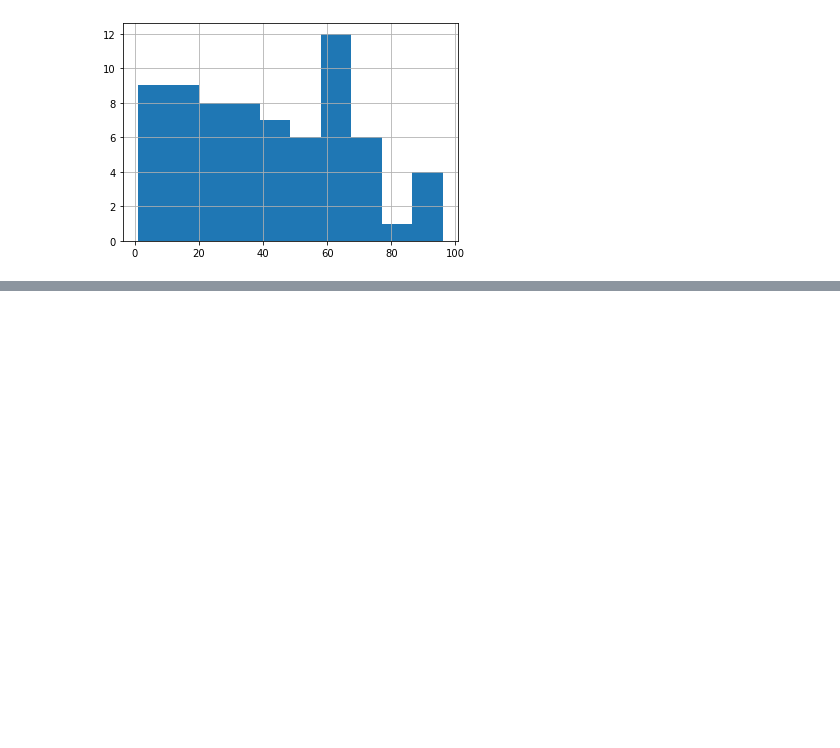
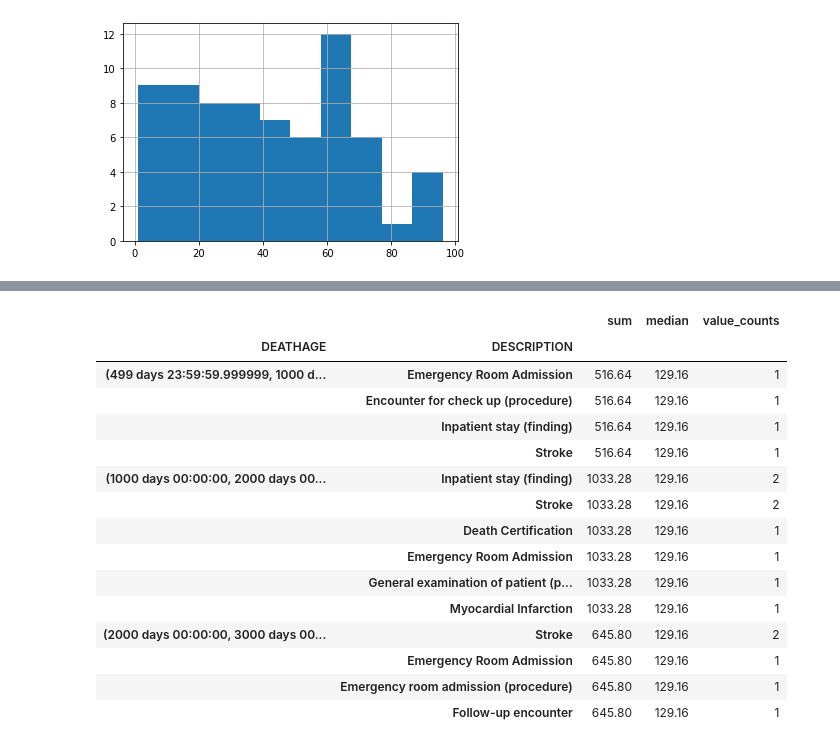
Before and after one commit to nichihelene/learnind_data_cleaning_python, a Jupyter notebook: ANONIMYSATION_ASSIGNMENT.ipynb, the cells around one changed output, grey strips where cells are left out. Cells and saved outputs as stored; diff of their text form; code cells hidden in the pictures; blank space fills up the shorter version.

```diff
--- a/ANONIMYSATION_ASSIGNMENT.ipynb
+++ b/ANONIMYSATION_ASSIGNMENT.ipynb
@@ -314,0 +351,22 @@ df3""""""
+# %%
+df1=dfo.groupby("DEATHAGE")["DESCRIPTION"].agg(["value_counts"])
+df2=dfo.groupby("DEATHAGE")["TOTAL_CLAIM_COST"].agg(["sum","median"])
+df3=df2.join(df1)
+df3
+# %% [output]
+|  |  | sum | median | value_counts |
+| DEATHAGE | DESCRIPTION |  |  |  |
+| (499 days 23:59:59.999999, 1000 d... | Emergency Room Admission | 516.64 | 129.16 | 1 |
+|  | Encounter for check up (procedure) | 516.64 | 129.16 | 1 |
+|  | Inpatient stay (finding) | 516.64 | 129.16 | 1 |
+|  | Stroke | 516.64 | 129.16 | 1 |
+| (1000 days 00:00:00, 2000 days 00... | Inpatient stay (finding) | 1033.28 | 129.16 | 2 |
+|  | Stroke | 1033.28 | 129.16 | 2 |
+|  | Death Certification | 1033.28 | 129.16 | 1 |
+|  | Emergency Room Admission | 1033.28 | 129.16 | 1 |
+|  | General examination of patient (p... | 1033.28 | 129.16 | 1 |
+|  | Myocardial Infarction | 1033.28 | 129.16 | 1 |
+| (2000 days 00:00:00, 3000 days 00... | Stroke | 645.80 | 129.16 | 2 |
+|  | Emergency Room Admission | 645.80 | 129.16 | 1 |
+|  | Emergency room admission (procedure) | 645.80 | 129.16 | 1 |
+|  | Follow-up encounter | 645.80 | 129.16 | 1 |
```
Also changed, not shown: parts of 13 cells of this notebook.
